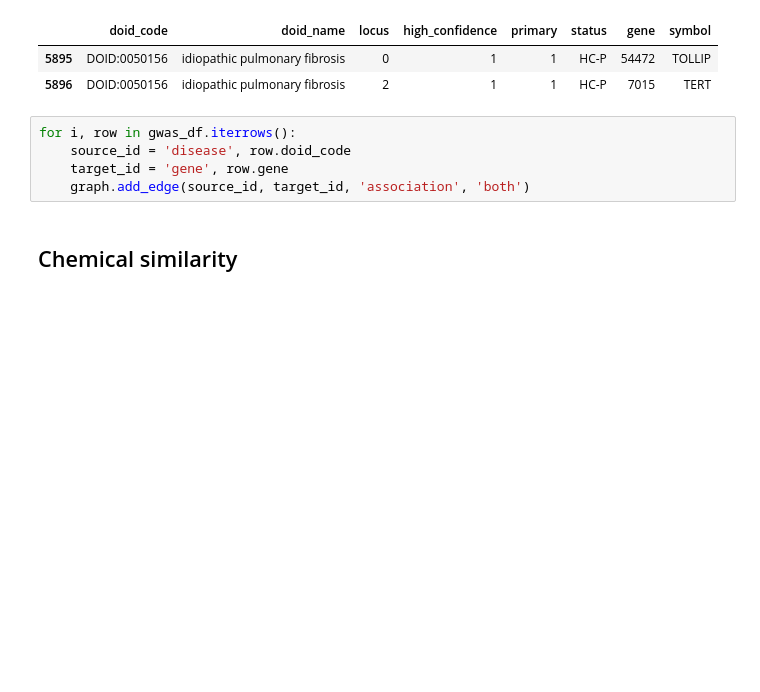
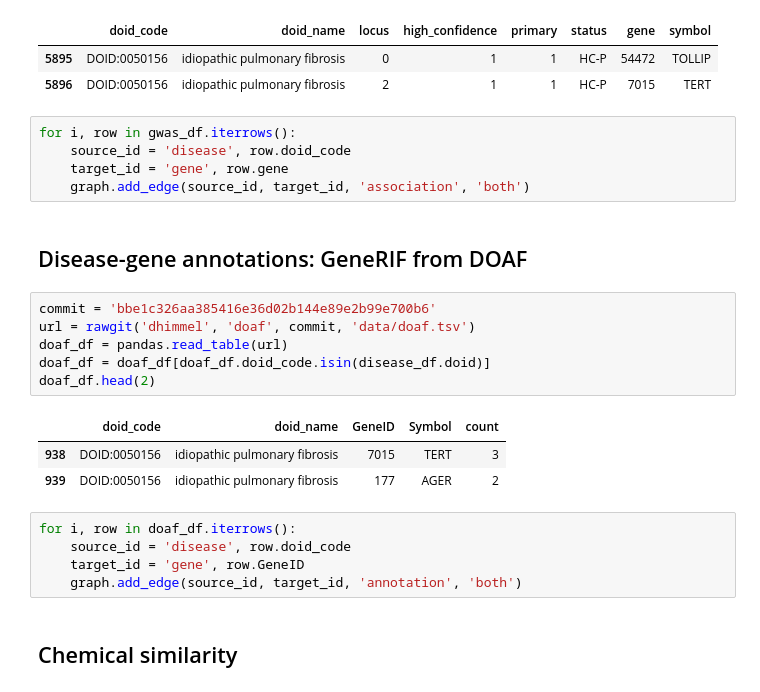
Before and after one commit to dhimmel/integrate, a Jupyter notebook: integrate.ipynb, the cells around one changed output. Cells and saved outputs as stored; diff of their text form; blank space fills up the shorter version.

Commit message:
Added disease-gene annotations from GeneRIF/DOAF and compound-gene regulation from LINCS L1000

```diff
--- a/integrate.ipynb
+++ b/integrate.ipynb
@@ -144,6 +147,23 @@ for i, row in gwas_df.iterrows():
     source_id = 'disease', row.doid_code
     target_id = 'gene', row.gene
     graph.add_edge(source_id, target_id, 'association', 'both')
+# %% [markdown]
+## Disease-gene annotations: GeneRIF from DOAF
+# %%
+commit = 'bbe1c326aa385416e36d02b144e89e2b99e700b6'
+url = rawgit('dhimmel', 'doaf', commit, 'data/doaf.tsv')
+doaf_df = pandas.read_table(url)
+doaf_df = doaf_df[doaf_df.doid_code.isin(disease_df.doid)]
+doaf_df.head(2)
+# %% [output]
+|  | doid_code | doid_name | GeneID | Symbol | count |
+| 938 | DOID:0050156 | idiopathic pulmonary fibrosis | 7015 | TERT | 3 |
+| 939 | DOID:0050156 | idiopathic pulmonary fibrosis | 177 | AGER | 2 |
+# %%
+for i, row in doaf_df.iterrows():
+    source_id = 'disease', row.doid_code
+    target_id = 'gene', row.GeneID
+    graph.add_edge(source_id, target_id, 'annotation', 'both')
 # %% [markdown]
 ## Chemical similarity
 # %%
```
Also changed, not shown: parts of 6 cells of this notebook.
